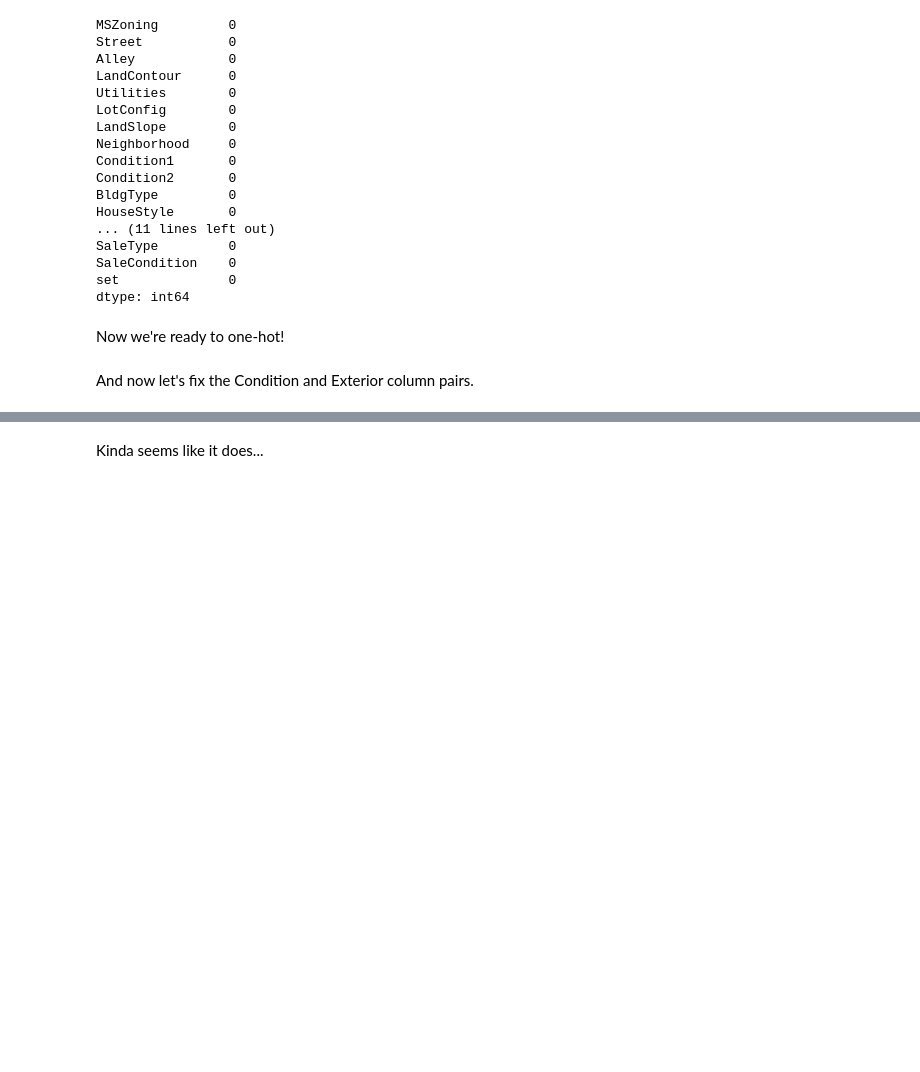
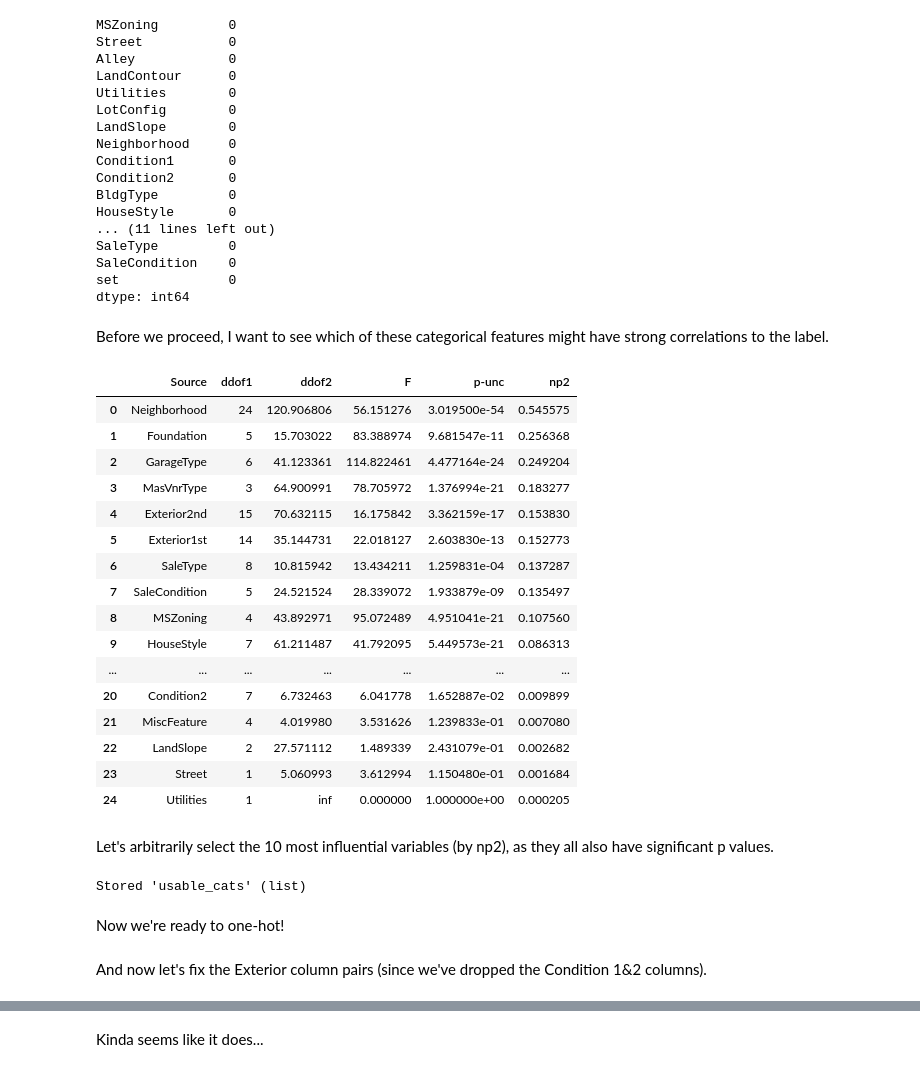
Before and after one commit to joshtod/Springboard, a Jupyter notebook: Kaggle Housing/notebooks/3.0-jod-preprocessing.ipynb, the cells around one changed output, grey strips where cells are left out. Saved outputs shown, nothing was run; the diff lists cells and outputs as text; code cells hidden in the pictures; blank space fills up the shorter version.

```diff
--- a/Kaggle Housing/notebooks/3.0-jod-preprocessing.ipynb
+++ b/Kaggle Housing/notebooks/3.0-jod-preprocessing.ipynb
@@ -161,6 +162,47 @@ SaleType         0
 SaleCondition    0
 set              0
 dtype: int64
+# %% [markdown]
+Before we proceed, I want to see which of these categorical features might have strong correlations to the label.
+# %%
+train_set = total_set[total_set['set']=='train']
+cat_vars = list(o_cols.columns)
+cat_vars.remove('set')
+
+anovas = pd.DataFrame()
+
+for col in cat_vars :
+    anova = pg.welch_anova(data=train_set, dv='SalePrice', between=col)
+    anovas = pd.concat([anovas, anova], axis=0)
+
+anovas = anovas.sort_values(by='np2', ascending=False, ignore_index=True)
+anovas
+# %% [output]
+|  | Source | ddof1 | ddof2 | F | p-unc | np2 |
+| 0 | Neighborhood | 24 | 120.906806 | 56.151276 | 3.019500e-54 | 0.545575 |
+| 1 | Foundation | 5 | 15.703022 | 83.388974 | 9.681547e-11 | 0.256368 |
+| 2 | GarageType | 6 | 41.123361 | 114.822461 | 4.477164e-24 | 0.249204 |
+| 3 | MasVnrType | 3 | 64.900991 | 78.705972 | 1.376994e-21 | 0.183277 |
+| 4 | Exterior2nd | 15 | 70.632115 | 16.175842 | 3.362159e-17 | 0.153830 |
+| 5 | Exterior1st | 14 | 35.144731 | 22.018127 | 2.603830e-13 | 0.152773 |
+| 6 | SaleType | 8 | 10.815942 | 13.434211 | 1.259831e-04 | 0.137287 |
+| 7 | SaleCondition | 5 | 24.521524 | 28.339072 | 1.933879e-09 | 0.135497 |
+| 8 | MSZoning | 4 | 43.892971 | 95.072489 | 4.951041e-21 | 0.107560 |
+| 9 | HouseStyle | 7 | 61.211487 | 41.792095 | 5.449573e-21 | 0.086313 |
+| ... | ... | ... | ... | ... | ... | ... |
+| 20 | Condition2 | 7 | 6.732463 | 6.041778 | 1.652887e-02 | 0.009899 |
+| 21 | MiscFeature | 4 | 4.019980 | 3.531626 | 1.239833e-01 | 0.007080 |
+| 22 | LandSlope | 2 | 27.571112 | 1.489339 | 2.431079e-01 | 0.002682 |
+| 23 | Street | 1 | 5.060993 | 3.612994 | 1.150480e-01 | 0.001684 |
+| 24 | Utilities | 1 | inf | 0.000000 | 1.000000e+00 | 0.000205 |
+# %% [markdown]
+Let's arbitrarily select the 10 most influential variables (by np2), as they all also have significant p values.
+# %%
+usable_cats = list(anovas.loc[:9, 'Source'])
+
+%store usable_cats
+# %% [output]
+Stored 'usable_cats' (list)
 # %% [markdown]
 Now we're ready to one-hot!
 # %%
@@ -173,5 +214,5 @@ for col in cat_vars :
 # %% [markdown]
-And now let's fix the Condition and Exterior column pairs.
+And now let's fix the Exterior column pairs (since we've dropped the Condition 1&2 columns).
 # %%
 # First let's get all our relevant columns.
 # We only need the second of each pair, since we can use that to derive the first of each pair.
```
Also changed, not shown: parts of 23 cells of this notebook, 5 other files.
